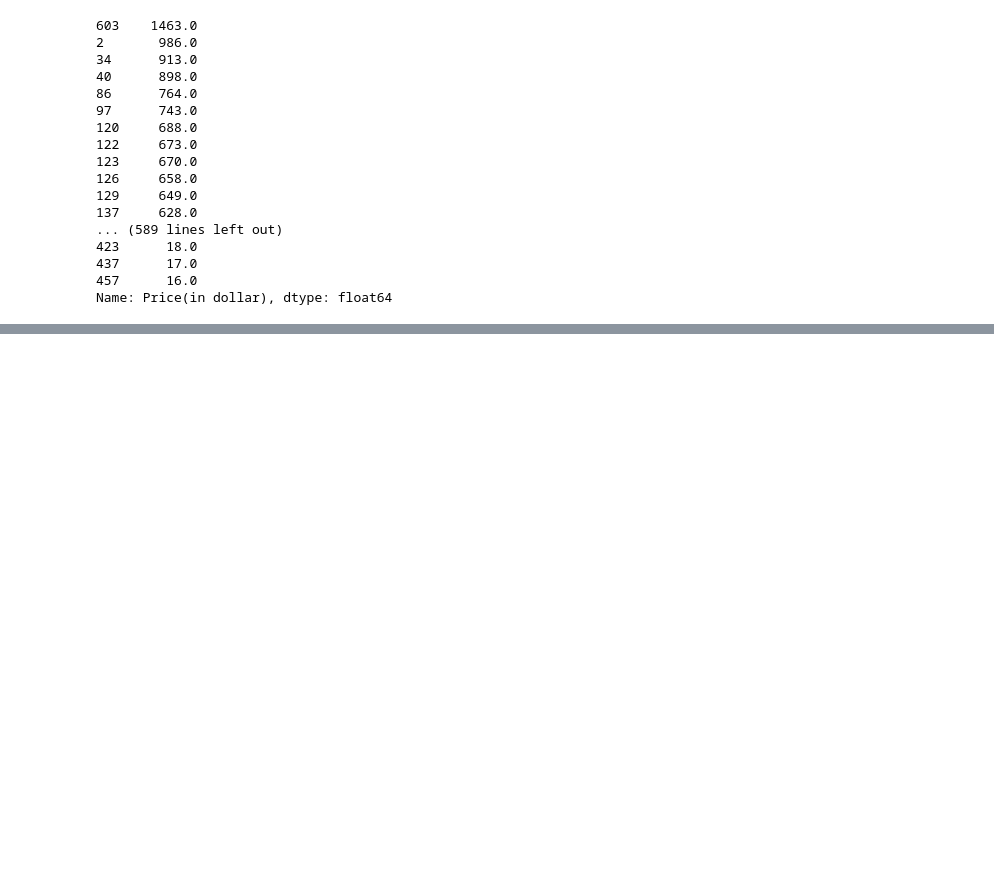
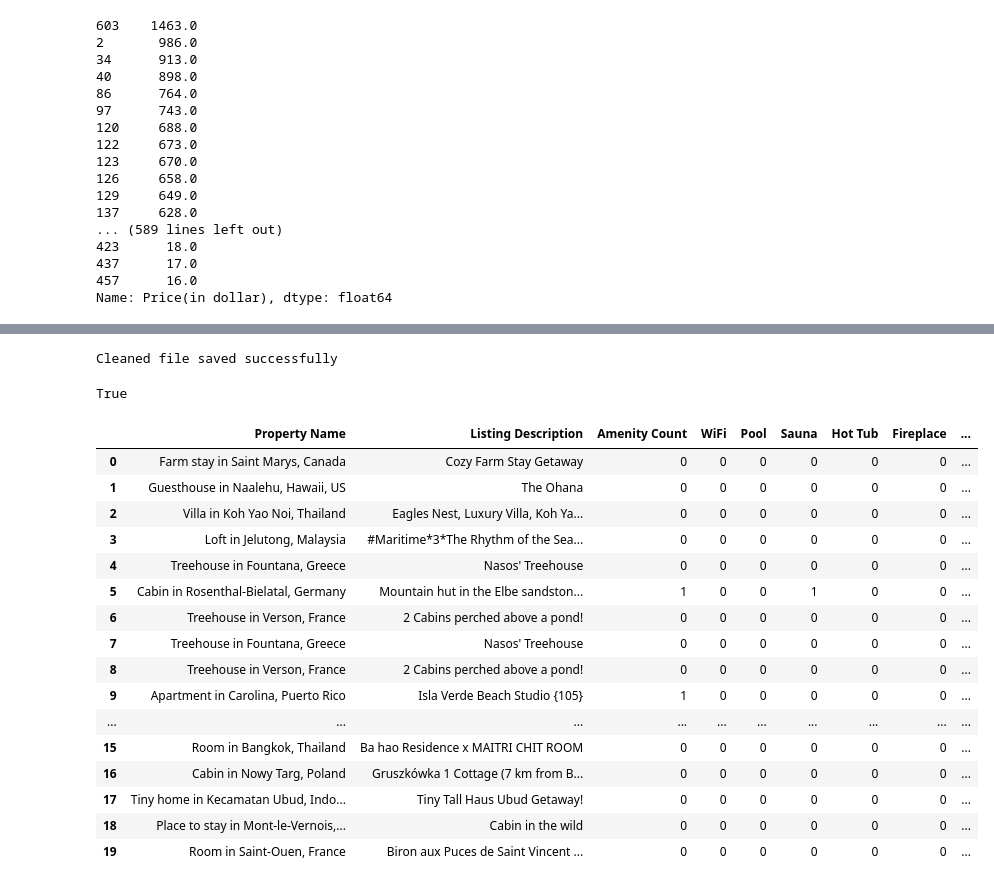
Before and after one commit to jannoelvero/first_project, a Jupyter notebook: notebooks/load_and_clean_data.ipynb, the cells around one changed output, grey strips where cells are left out. Saved outputs shown, nothing was run; the diff lists cells and outputs as text; code cells hidden in the pictures; blank space fills up the shorter version.

```diff
--- a/notebooks/load_and_clean_data.ipynb
+++ b/notebooks/load_and_clean_data.ipynb
@@ -723,0 +833,80 @@ airbnb.sort_values(
+# %%
+airbnb.to_csv(
+    "/Users/jannoelvero/Documents/Ironhack/week_4/first_project/airbnb_cleaned.csv",
+    index=False
+)
+
+print("Cleaned file saved successfully")
+# %% [output]
+Cleaned file saved successfully
+# %%
+import os
+
+print(
+    os.path.exists(
+        "/Users/jannoelvero/Documents/Ironhack/week_4/first_project/airbnb_cleaned.csv"
+    )
+)
+# %% [output]
+True
+# %%
+airbnb = airbnb.rename(
+    columns={"Amenities": "Listing Description"}
+)
+# %%
+amenity_keywords = {
+    "WiFi": ["wifi", "wi-fi"],
+    "Pool": ["pool", "swimming pool"],
+    "Sauna": ["sauna"],
+    "Hot Tub": ["hot tub", "jacuzzi"],
+    "Fireplace": ["fireplace"],
+    "Wood Stove": ["wood stove"],
+    "Parking": ["parking"],
+    "Kitchen": ["kitchen"],
+    "Beach": ["beach", "beachfront"],
+    "Waterfront": ["waterfront"],
+    "Sea View": ["sea view", "ocean view"],
+    "Mountain View": ["mountain view"]
+}
+
+for amenity, keywords in amenity_keywords.items():
+    pattern = "|".join(keywords)
+
+    airbnb[amenity] = (
+        airbnb["Listing Description"]
+        .str.lower()
+        .str.contains(pattern, na=False)
+        .astype(int)
+    )
+# %%
+amenity_columns = list(amenity_keywords.keys())
+
+airbnb["Amenity Count"] = airbnb[amenity_columns].sum(axis=1)
+# %%
+display(
+    airbnb[
+        [
+            "Property Name",
+            "Listing Description",
+            "Amenity Count"
+        ] + amenity_columns
+    ].head(20)
+)
+# %% [output]
+|  | Property Name | Listing Description | Amenity Count | WiFi | Pool | Sauna | Hot Tub | Fireplace | ... |
+| 0 | Farm stay in Saint Marys, Canada | Cozy Farm Stay Getaway | 0 | 0 | 0 | 0 | 0 | 0 | ... |
+| 1 | Guesthouse in Naalehu, Hawaii, US | The Ohana | 0 | 0 | 0 | 0 | 0 | 0 | ... |
+| 2 | Villa in Koh Yao Noi, Thailand | Eagles Nest, Luxury Villa, Koh Ya... | 0 | 0 | 0 | 0 | 0 | 0 | ... |
+| 3 | Loft in Jelutong, Malaysia | #Maritime*3*The Rhythm of the Sea... | 0 | 0 | 0 | 0 | 0 | 0 | ... |
+| 4 | Treehouse in Fountana, Greece | Nasos' Treehouse | 0 | 0 | 0 | 0 | 0 | 0 | ... |
+| 5 | Cabin in Rosenthal-Bielatal, Germany | Mountain hut in the Elbe sandston... | 1 | 0 | 0 | 1 | 0 | 0 | ... |
+| 6 | Treehouse in Verson, France | 2 Cabins perched above a pond! | 0 | 0 | 0 | 0 | 0 | 0 | ... |
+| 7 | Treehouse in Fountana, Greece | Nasos' Treehouse | 0 | 0 | 0 | 0 | 0 | 0 | ... |
+| 8 | Treehouse in Verson, France | 2 Cabins perched above a pond! | 0 | 0 | 0 | 0 | 0 | 0 | ... |
+| 9 | Apartment in Carolina, Puerto Rico | Isla Verde Beach Studio {105} | 1 | 0 | 0 | 0 | 0 | 0 | ... |
+| ... | ... | ... | ... | ... | ... | ... | ... | ... | ... |
+| 15 | Room in Bangkok, Thailand | Ba hao Residence x MAITRI CHIT ROOM | 0 | 0 | 0 | 0 | 0 | 0 | ... |
+| 16 | Cabin in Nowy Targ, Poland | Gruszkówka 1 Cottage (7 km from B... | 0 | 0 | 0 | 0 | 0 | 0 | ... |
+| 17 | Tiny home in Kecamatan Ubud, Indo... | Tiny Tall Haus Ubud Getaway! | 0 | 0 | 0 | 0 | 0 | 0 | ... |
+| 18 | Place to stay in Mont-le-Vernois,... | Cabin in the wild | 0 | 0 | 0 | 0 | 0 | 0 | ... |
+| 19 | Room in Saint-Ouen, France | Biron aux Puces de Saint Vincent ... | 0 | 0 | 0 | 0 | 0 | 0 | ... |
```
Also changed, not shown: parts of 49 cells of this notebook, 26 other files.
